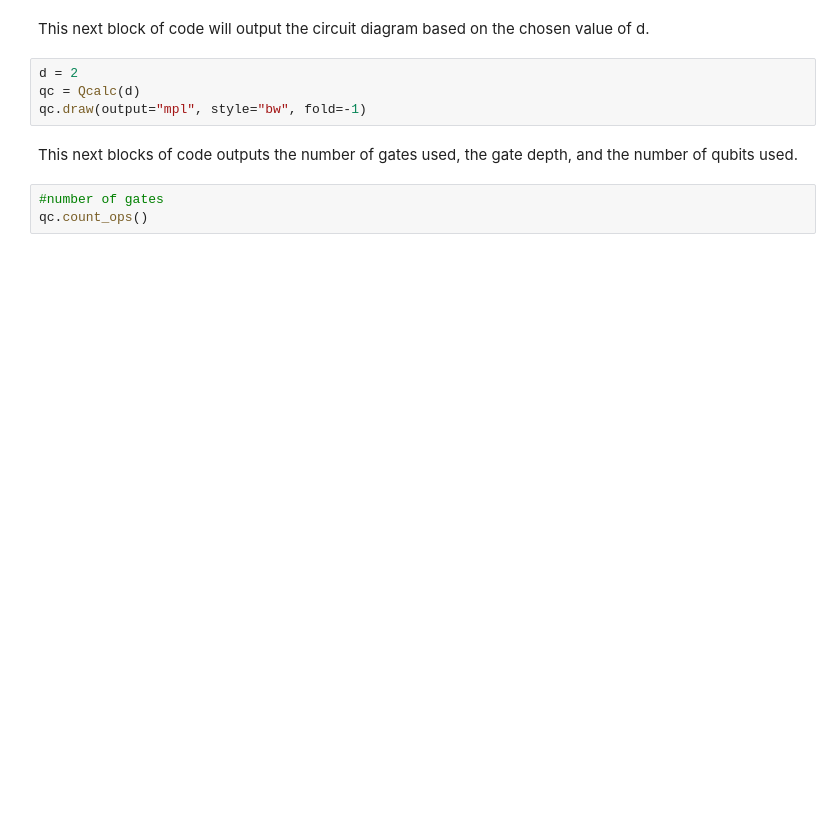
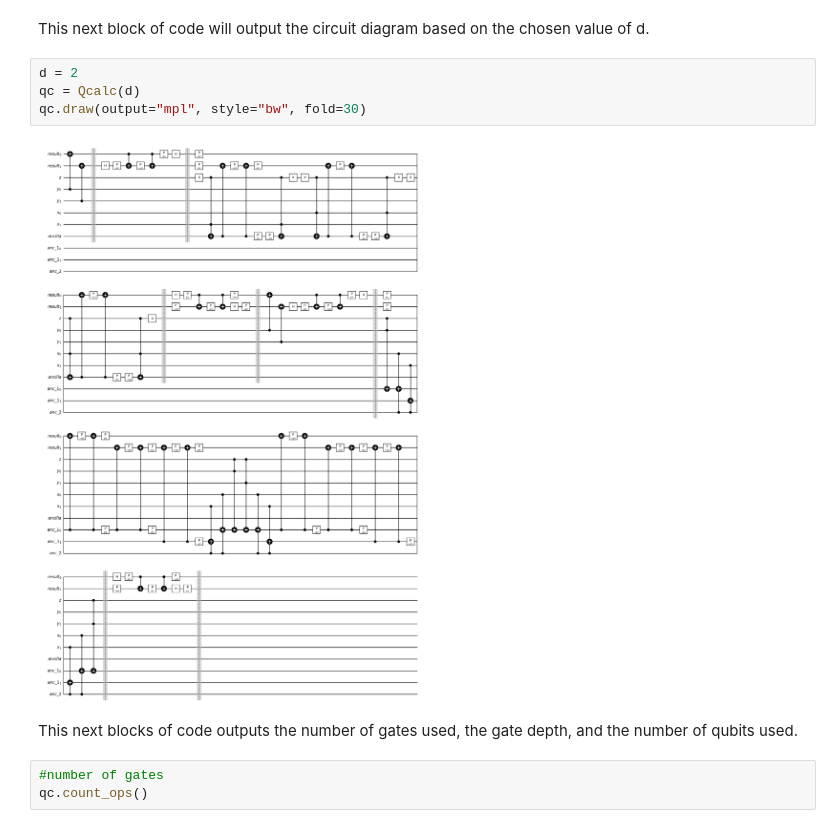
Before and after one commit to gtnothaft/QC_Mini_Project_1, a Jupyter notebook: QCalc.ipynb, the cells around one changed output. Saved outputs shown, nothing was run; the diff lists cells and outputs as text; blank space fills up the shorter version.

```diff
--- a/QCalc.ipynb
+++ b/QCalc.ipynb
@@ -137,7 +161,9 @@ This next block of code will output the circuit diagram based on the chosen valu
 # %%
 d = 2
 qc = Qcalc(d)
-qc.draw(output="mpl", style="bw", fold=-1)
+qc.draw(output="mpl", style="bw", fold=30)
+# %% [output]
+[figure, added]
 # %% [markdown]
 This next blocks of code outputs the number of gates used, the gate depth, and the number of qubits used.
 # %%
```
Also changed, not shown: parts of 7 cells of this notebook.
